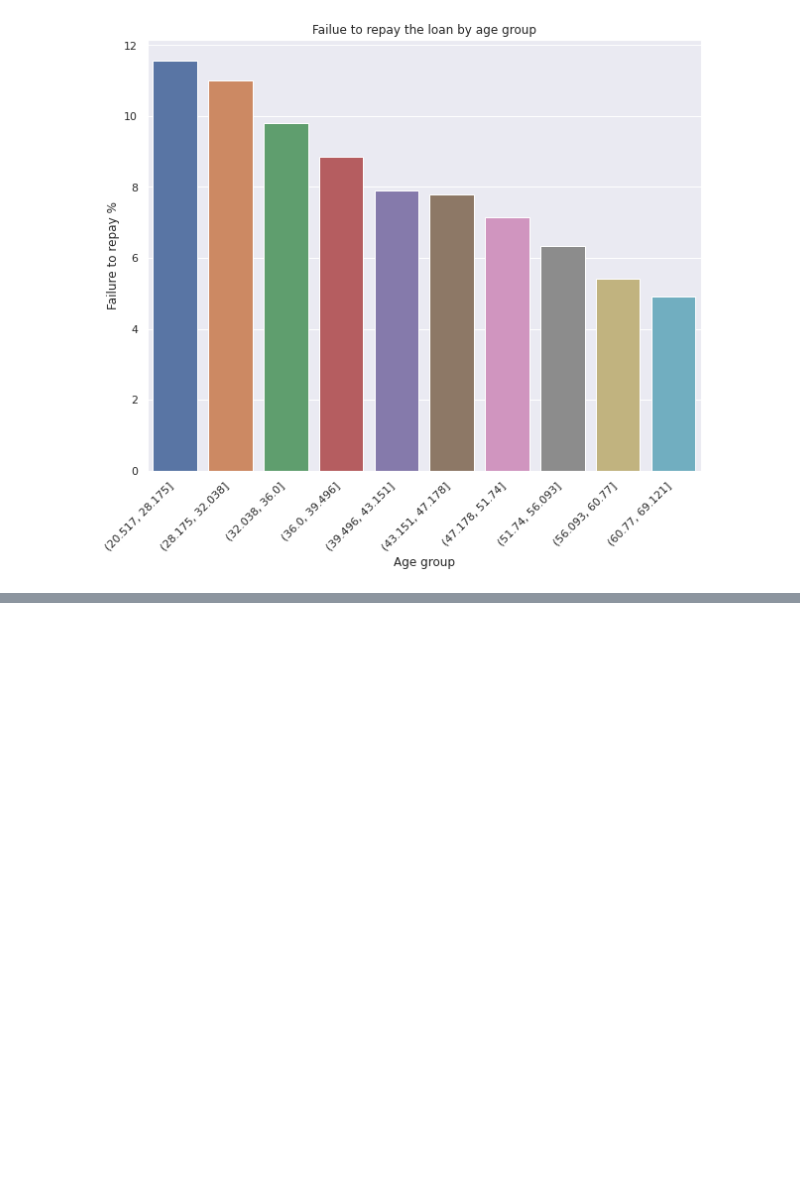
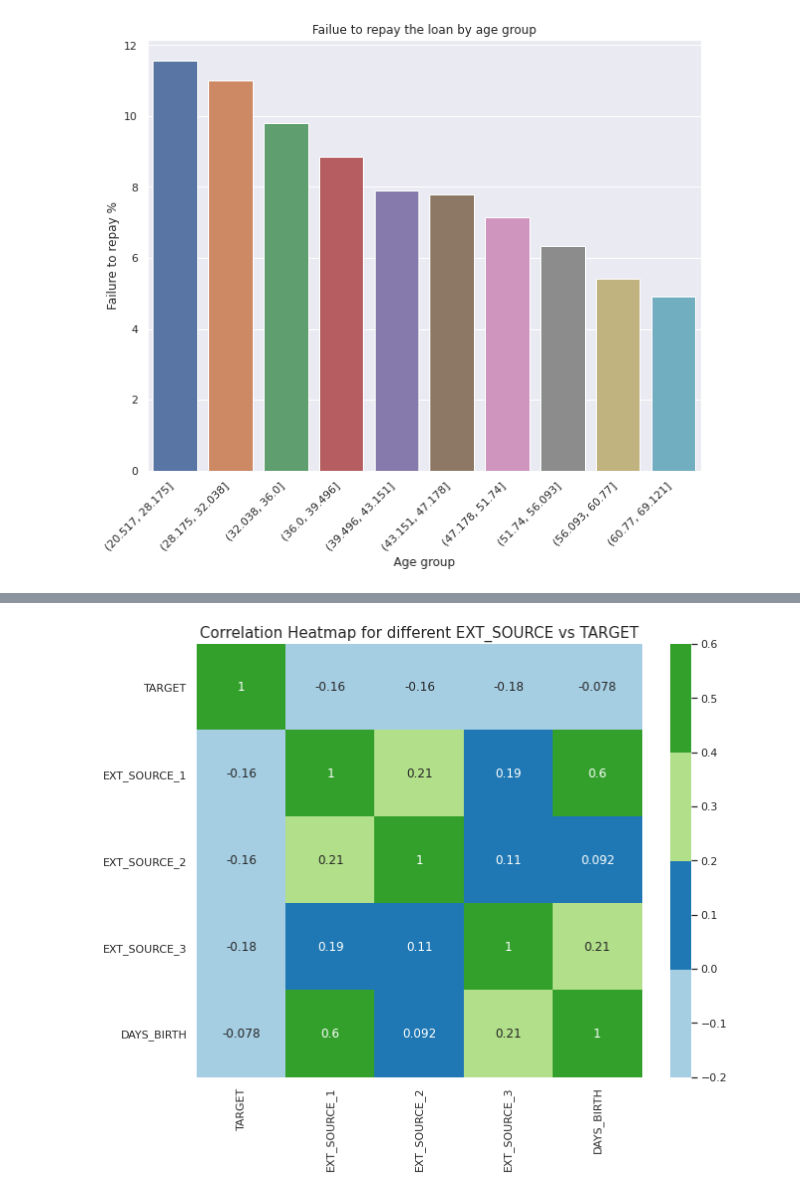
Before and after one commit to salma71/home_credit_risk, a Jupyter notebook: notebooks/credit_risk_part#1.ipynb, the cells around one changed output, grey strips where cells are left out. Drawn from its saved outputs; the diff is of its cells as text; code cells hidden in the pictures; blank space fills up the shorter version.

```diff
--- a/notebooks/credit_risk_part#1.ipynb
+++ b/notebooks/credit_risk_part#1.ipynb
@@ -538,0 +539,5 @@ So now, let's check another variables with a stronge correlation `EXT_SOURCE_1`,
+# %%
+# Extract the EXT_SOURCE variables and show correlations
+ext_data = app_train[['TARGET', 'EXT_SOURCE_1', 'EXT_SOURCE_2', 'EXT_SOURCE_3', 'DAYS_BIRTH']]
+ext_data_corrs = ext_data.corr()
+ext_data_corrs
@@ -538,0 +551,10 @@ So now, let's check another variables with a stronge correlation `EXT_SOURCE_1`,
+# %%
+sns.set(rc={'figure.figsize':(10,8)})
+
+# heatmap correlation
+ax = sns.heatmap(ext_data_corrs, annot = True, vmin = -0.2, vmax = 0.6, center = 1, cmap = "Paired")
+ax.set_yticklabels(ax.get_yticklabels(), rotation = 0)
+ax.set_xticklabels(ax.get_xticklabels(), rotation = 90)
+ax.set_title("Correlation Heatmap for different EXT_SOURCE vs TARGET", fontsize = 15);
+# %% [output]
+[figure, added]
```
Also changed, not shown: parts of 9 cells of this notebook.
